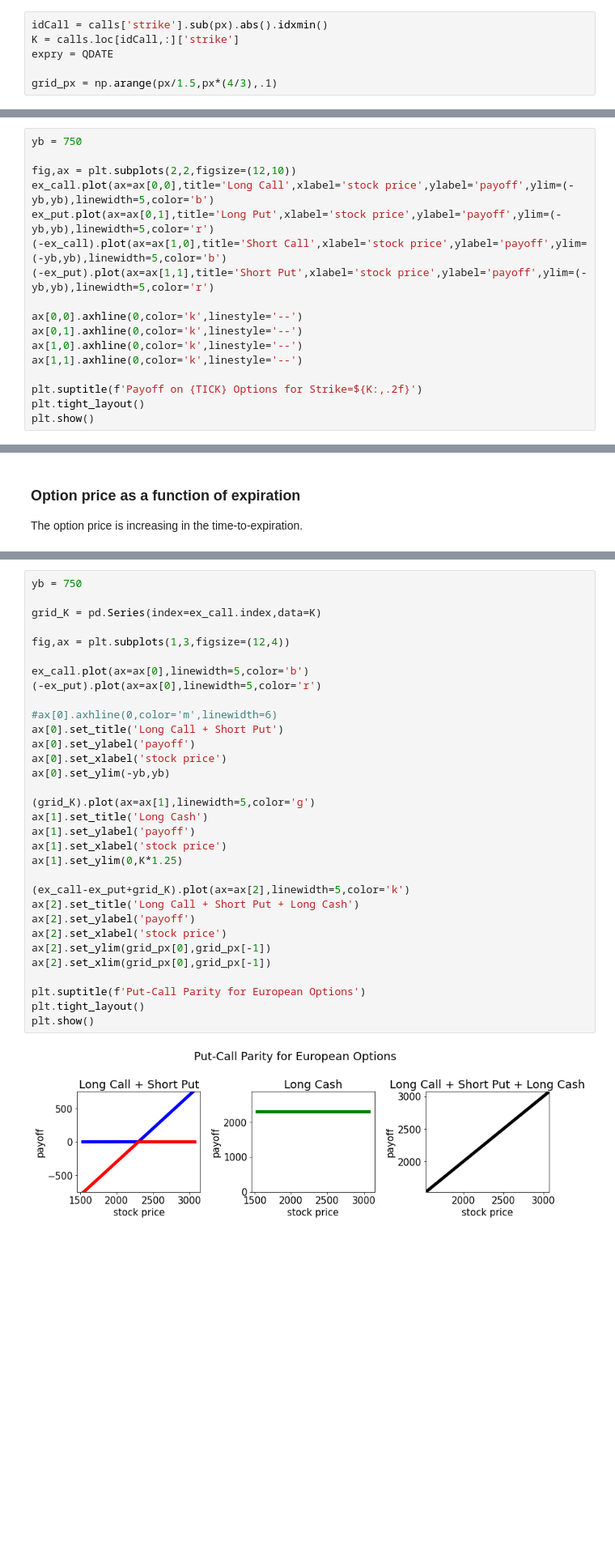
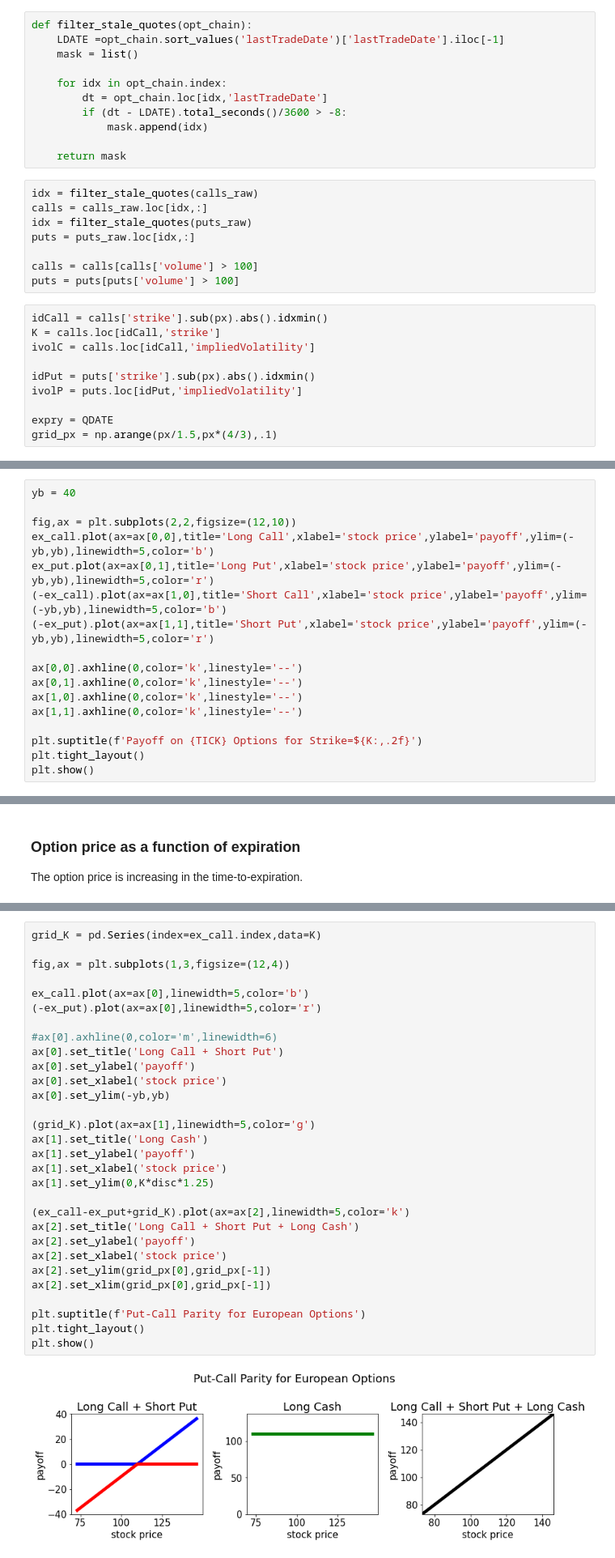
Before and after one commit to MarkHendricks/drw-markets, a Jupyter notebook: notebooks/B.4. Equity Options.ipynb, the cells around one changed output, grey strips where cells are left out. Shown: that part at 81% size. Cells and saved outputs as stored; diff of their text form; blank space fills up the shorter version.

```diff
--- a/notebooks/B.4. Equity Options.ipynb
+++ b/notebooks/B.4. Equity Options.ipynb
@@ -98,8 +86,31 @@ If the security underlying the call has a price above the strike price, it is sa
+# %%
+def filter_stale_quotes(opt_chain):
+    LDATE =opt_chain.sort_values('lastTradeDate')['lastTradeDate'].iloc[-1]
+    mask = list()
+
+    for idx in opt_chain.index:
+        dt = opt_chain.loc[idx,'lastTradeDate']
+        if (dt - LDATE).total_seconds()/3600 > -8:
+            mask.append(idx)
+
+    return mask
+# %%
+idx = filter_stale_quotes(calls_raw)
+calls = calls_raw.loc[idx,:]
+idx = filter_stale_quotes(puts_raw)
+puts = puts_raw.loc[idx,:]
+
+calls = calls[calls['volume'] > 100]
+puts = puts[puts['volume'] > 100]
 # %%
 idCall = calls['strike'].sub(px).abs().idxmin()
-K = calls.loc[idCall,:]['strike']
+K = calls.loc[idCall,'strike']
+ivolC = calls.loc[idCall,'impliedVolatility']
+
+idPut = puts['strike'].sub(px).abs().idxmin()
+ivolP = puts.loc[idPut,'impliedVolatility']
+
 expry = QDATE
-
 grid_px = np.arange(px/1.5,px*(4/3),.1)
 # %%
 fig,ax = plt.subplots(2,figsize=(8,10))
@@ -194,7 +205,7 @@ A put option is not the same as selling, or writing, a call option.
     - *unlimited downside*: The underlying asset can appreciate without limit
     - *limited upside*: The premium gained by writing the call.
 # %%
-yb = 750
+yb = 40
 
 fig,ax = plt.subplots(2,2,figsize=(12,10))
 ex_call.plot(ax=ax[0,0],title='Long Call',xlabel='stock price',ylabel='payoff',ylim=(-yb,yb),linewidth=5,color='b')
@@ -289,37 +300,35 @@ See the payoff graphs to see this conceptually.
 # %%
-yb = 750
-
 grid_K = pd.Series(index=ex_call.index,data=K)
 
 fig,ax = plt.subplots(1,3,figsize=(12,4))
 
 ex_call.plot(ax=ax[0],linewidth=5,color='b')
 (-ex_put).plot(ax=ax[0],linewidth=5,color='r')
 
 #ax[0].axhline(0,color='m',linewidth=6)
 ax[0].set_title('Long Call + Short Put')
 ax[0].set_ylabel('payoff')
 ax[0].set_xlabel('stock price')
 ax[0].set_ylim(-yb,yb)
 
 (grid_K).plot(ax=ax[1],linewidth=5,color='g')
 ax[1].set_title('Long Cash')
 ax[1].set_ylabel('payoff')
 ax[1].set_xlabel('stock price')
-ax[1].set_ylim(0,K*1.25)
+ax[1].set_ylim(0,K*disc*1.25)
 
 (ex_call-ex_put+grid_K).plot(ax=ax[2],linewidth=5,color='k')
 ax[2].set_title('Long Call + Short Put + Long Cash')
 ax[2].set_ylabel('payoff')
 ax[2].set_xlabel('stock price')
 ax[2].set_ylim(grid_px[0],grid_px[-1])
 ax[2].set_xlim(grid_px[0],grid_px[-1])
 
 plt.suptitle(f'Put-Call Parity for European Options')
 plt.tight_layout()
 plt.show()
 # %% [output]
-[figure, old version]
+[figure, new version]
 # %% [markdown]
 ## The mathematical equation
 
```
Also changed, not shown: parts of 75 cells of this notebook, 11 other files.
